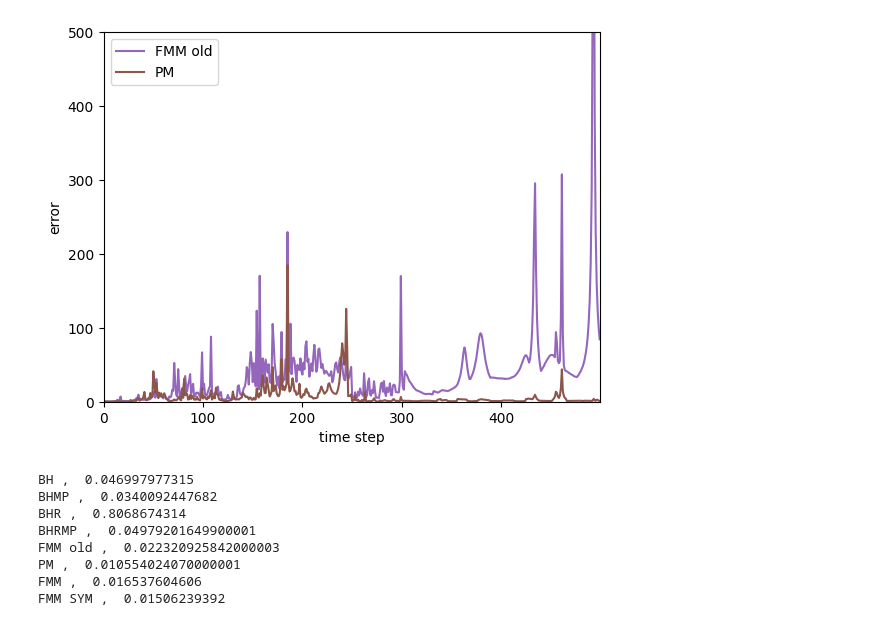
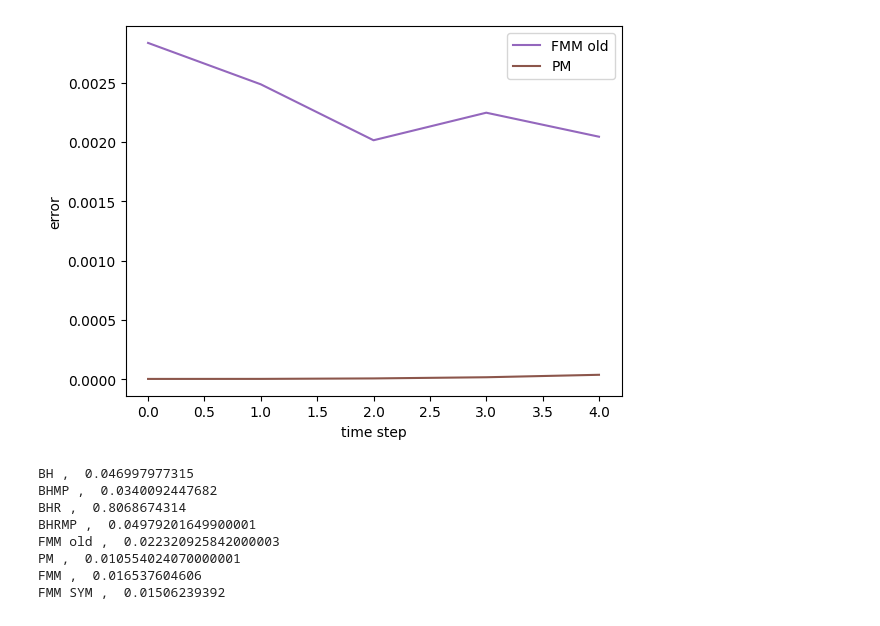
Before and after one commit to LucasFurer/MasterThesisLucas, a Jupyter notebook: grapher.ipynb, the cells around one changed output. Saved outputs shown, nothing was run; the diff lists cells and outputs as text; code cells hidden in the pictures.

```diff
--- a/grapher.ipynb
+++ b/grapher.ipynb
@@ -157,26 +157,26 @@ def findTime(csvPath, target=1.0):
 # %%
 pointAmount = "70000"
 theta = "1"
 dataSet = "MNIST_digits"
 perp = "30"
 
 custom_labels = {
     #os.path.join("graphCSV", dataSet, pointAmount, "perp" + perp, "tsneErrorTimestepBH_point"             + pointAmount + "_perp" + perp + "_theta" + theta + "_dataset" + dataSet + ".csv"): "BH",
     #os.path.join("graphCSV", dataSet, pointAmount, "perp" + perp, "tsneErrorTimestepBHMP_point"           + pointAmount + "_perp" + perp + "_theta" + theta + "_dataset" + dataSet + ".csv"): "BHMP",
     #os.path.join("graphCSV", dataSet, pointAmount, "perp" + perp, "tsneErrorTimestepBHR_point"            + pointAmount + "_perp" + perp + "_theta" + theta + "_dataset" + dataSet + ".csv"): "BHR",
     #os.path.join("graphCSV", dataSet, pointAmount, "perp" + perp, "tsneErrorTimestepBHRMP_point"          + pointAmount + "_perp" + perp + "_theta" + theta + "_dataset" + dataSet + ".csv"): "BHRMP",
     os.path.join("graphCSV", dataSet, pointAmount, "perp" + perp, "tsneErrorTimestepFMM_point"            + pointAmount + "_perp" + perp + "_theta" + theta + "_dataset" + dataSet + ".csv"): "FMM old",
     os.path.join("graphCSV", dataSet, pointAmount, "perp" + perp, "tsneErrorTimestepPM_point"             + pointAmount + "_perp" + perp + "_theta" + theta + "_dataset" + dataSet + ".csv"): "PM",
     #os.path.join("graphCSV", dataSet, pointAmount, "perp" + perp, "tsneErrorTimestepFMM_MORTON_point"     + pointAmount + "_perp" + perp + "_theta" + theta + "_dataset" + dataSet + ".csv"): "FMM",
     #os.path.join("graphCSV", dataSet, pointAmount, "perp" + perp, "tsneErrorTimestepFMM_SYM_MORTON_point" + pointAmount + "_perp" + perp + "_theta" + theta + "_dataset" + dataSet + ".csv"): "FMM SYM",
 }
 
-#plotGraph(custom_labels, 0, 1000,"time step", "error", "plotOutput/lines_plot.png", False, None, None, None, None)
+plotGraph(custom_labels, 0, 1000,"time step", "error", "plotOutput/lines_plot.png", False, None, None, None, None)
 x_range = 500
 y_range = 500.0
-plotGraph(custom_labels, 0, x_range,"time step", "error", "plotOutput/lines_plot.png", False, 0.0, x_range-1, 0.0, y_range)
+#plotGraph(custom_labels, 0, x_range,"time step", "error", "plotOutput/lines_plot.png", False, 0.0, x_range-1, 0.0, y_range)
 # %% [output]
-[figure, old version]
+[figure, new version]
 # %%
 pointAmount = "70000"
 theta = "0.5"
```
Also changed, not shown: 5 other files.
